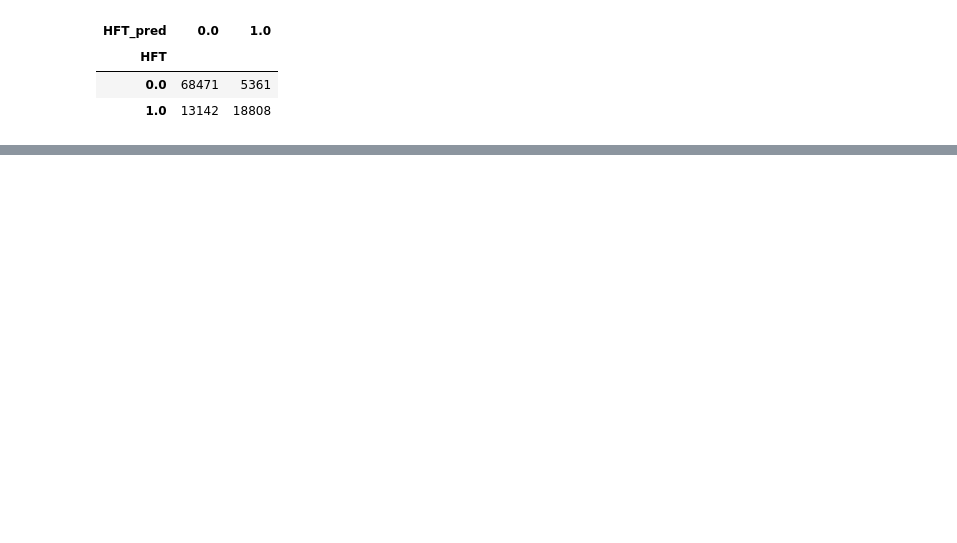
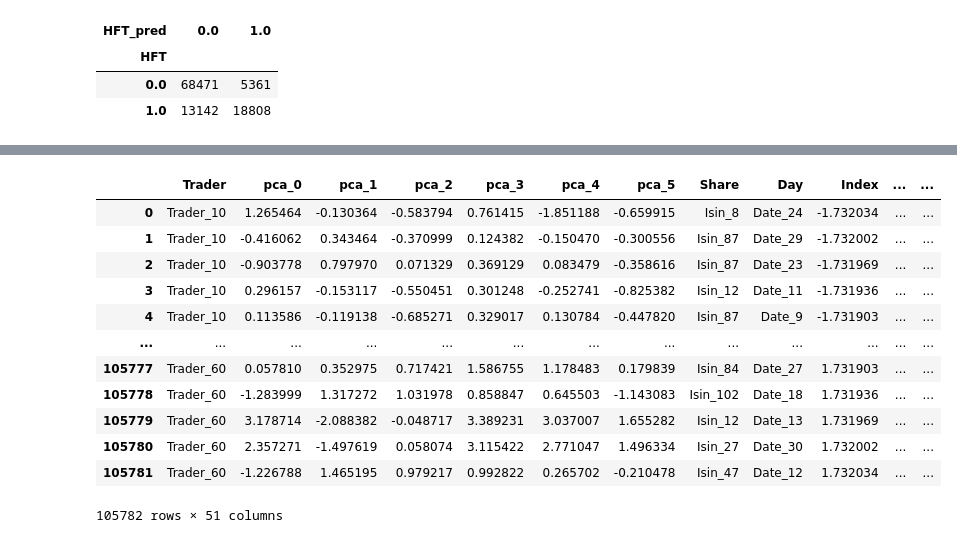
Before and after one commit to UltraDiuve/ens_challenge50, a Jupyter notebook: Notebook.ipynb, the cells around one changed output, grey strips where cells are left out. Saved outputs shown, nothing was run; the diff lists cells and outputs as text; code cells hidden in the pictures; blank space fills up the shorter version.

```diff
--- a/Notebook.ipynb
+++ b/Notebook.ipynb
@@ -260,0 +240,16 @@ x_train_scaled.pivot_table(index='HFT', columns='HFT_pred', values='Index', aggf
+# %%
+x_train_scaled
+# %% [output]
+|  | Trader | pca_0 | pca_1 | pca_2 | pca_3 | pca_4 | pca_5 | Share | Day | Index | ... | ... |
+| 0 | Trader_10 | 1.265464 | -0.130364 | -0.583794 | 0.761415 | -1.851188 | -0.659915 | Isin_8 | Date_24 | -1.732034 | ... | ... |
+| 1 | Trader_10 | -0.416062 | 0.343464 | -0.370999 | 0.124382 | -0.150470 | -0.300556 | Isin_87 | Date_29 | -1.732002 | ... | ... |
+| 2 | Trader_10 | -0.903778 | 0.797970 | 0.071329 | 0.369129 | 0.083479 | -0.358616 | Isin_87 | Date_23 | -1.731969 | ... | ... |
+| 3 | Trader_10 | 0.296157 | -0.153117 | -0.550451 | 0.301248 | -0.252741 | -0.825382 | Isin_12 | Date_11 | -1.731936 | ... | ... |
+| 4 | Trader_10 | 0.113586 | -0.119138 | -0.685271 | 0.329017 | 0.130784 | -0.447820 | Isin_87 | Date_9 | -1.731903 | ... | ... |
+| ... | ... | ... | ... | ... | ... | ... | ... | ... | ... | ... | ... | ... |
+| 105777 | Trader_60 | 0.057810 | 0.352975 | 0.717421 | 1.586755 | 1.178483 | 0.179839 | Isin_84 | Date_27 | 1.731903 | ... | ... |
+| 105778 | Trader_60 | -1.283999 | 1.317272 | 1.031978 | 0.858847 | 0.645503 | -1.143083 | Isin_102 | Date_18 | 1.731936 | ... | ... |
+| 105779 | Trader_60 | 3.178714 | -2.088382 | -0.048717 | 3.389231 | 3.037007 | 1.655282 | Isin_12 | Date_13 | 1.731969 | ... | ... |
+| 105780 | Trader_60 | 2.357271 | -1.497619 | 0.058074 | 3.115422 | 2.771047 | 1.496334 | Isin_27 | Date_30 | 1.732002 | ... | ... |
+| 105781 | Trader_60 | -1.226788 | 1.465195 | 0.979217 | 0.992822 | 0.265702 | -0.210478 | Isin_47 | Date_12 | 1.732034 | ... | ... |
+105782 rows × 51 columns
```
Also changed, not shown: parts of 95 cells of this notebook, 3 other files.
